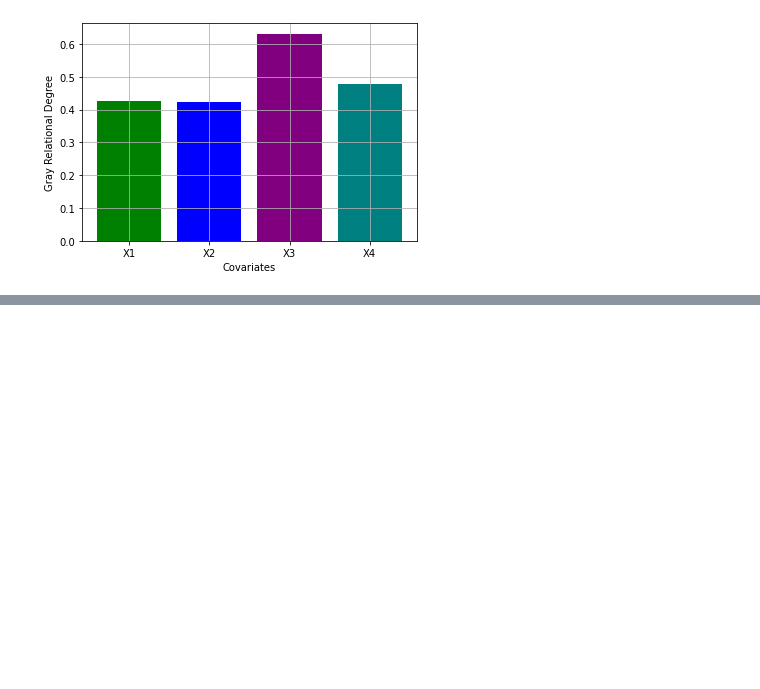
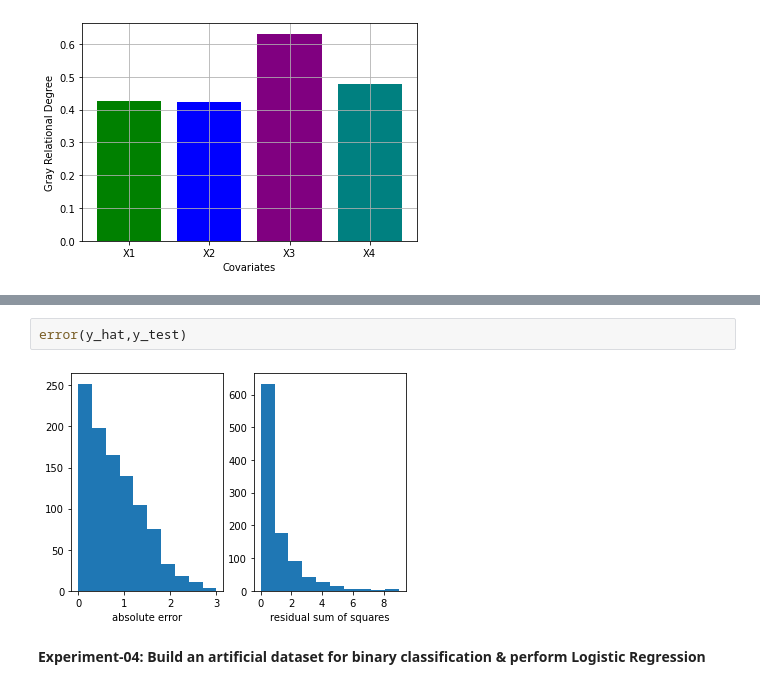
Before and after one commit to harshdhiman-ai/ML-Lab-ICT, a Jupyter notebook: ML_Lab_ICT_B.ipynb, the cells around one changed output, grey strips where cells are left out. Drawn from its saved outputs; the diff is of its cells as text; blank space fills up the shorter version.

```diff
--- a/ML_Lab_ICT_B.ipynb
+++ b/ML_Lab_ICT_B.ipynb
@@ -280,0 +369,6 @@ plt.show()
+# %%
+error(y_hat,y_test)
+# %% [output]
+[figure, added]
+# %% [markdown]
+**Experiment-04: Build an artificial dataset for binary classification & perform Logistic Regression**
```
Also changed, not shown: parts of 19 cells of this notebook.
